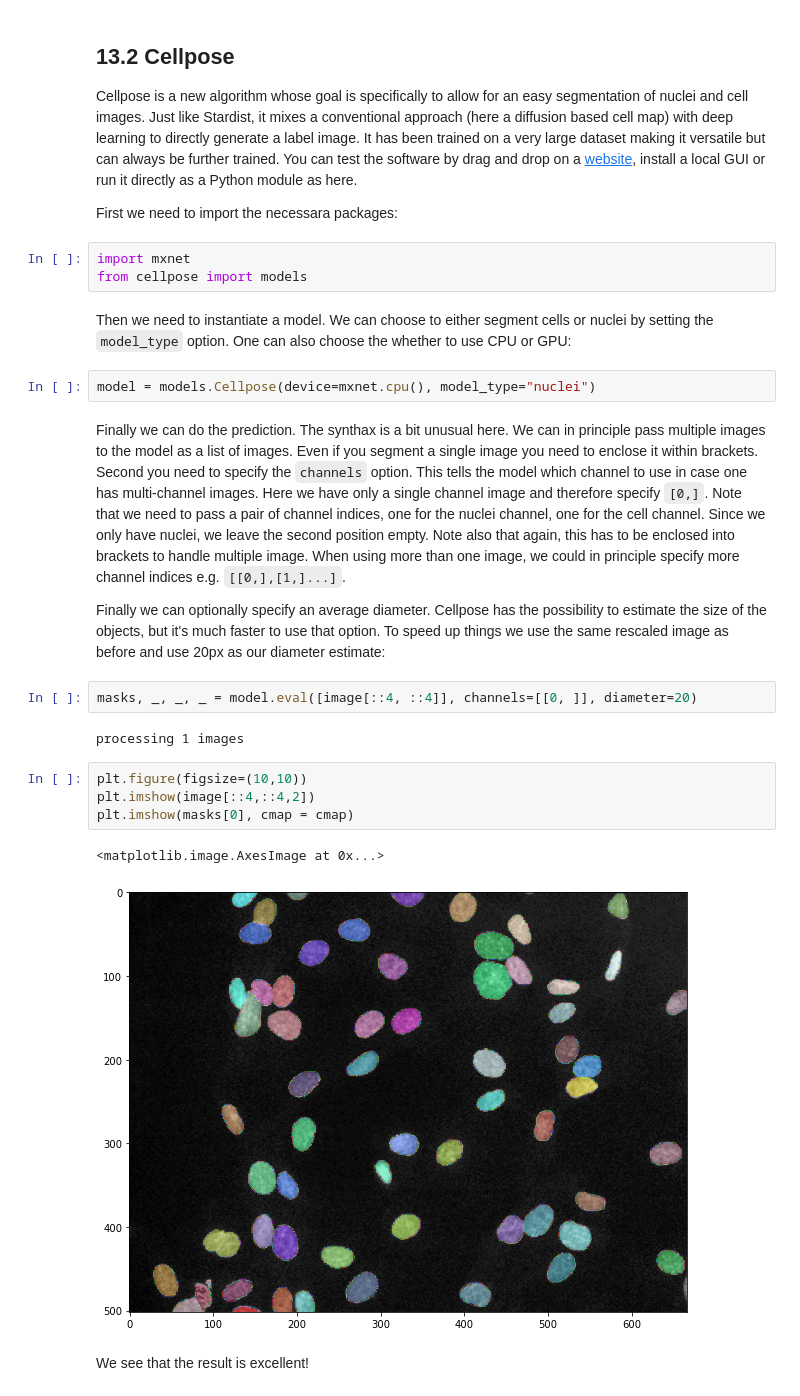
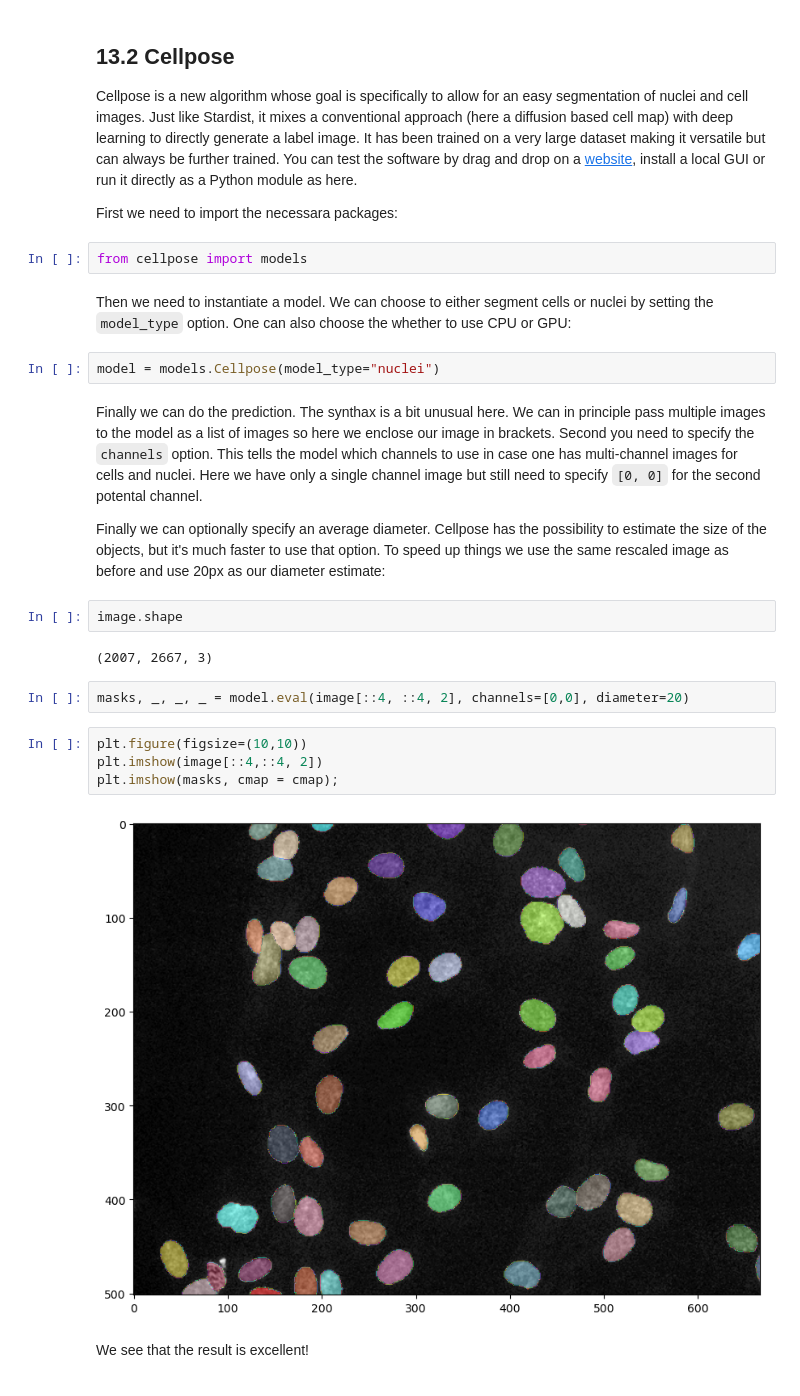
Before and after one commit to guiwitz/neubias_academy_biapy, a Jupyter notebook: 13-ML_based_segmentation.ipynb, the cells around one changed output. Saved outputs shown, nothing was run; the diff lists cells and outputs as text.

Commit message:
update to TF2, and new cellpose syntax

````diff
--- a/13-ML_based_segmentation.ipynb
+++ b/13-ML_based_segmentation.ipynb
@@ -101,26 +89,26 @@ Cellpose is a new algorithm whose goal is specifically to allow for an easy segm
 
 First we need to import the necessara packages:
 # %%
-import mxnet
 from cellpose import models
 # %% [markdown]
 Then we need to instantiate a model. We can choose to either segment cells or nuclei by setting the ```model_type``` option. One can also choose the whether to use CPU or GPU:
 # %%
-model = models.Cellpose(device=mxnet.cpu(), model_type="nuclei")
+model = models.Cellpose(model_type="nuclei")
 # %% [markdown]
-Finally we can do the prediction. The synthax is a bit unusual here. We can in principle pass multiple images to the model as a list of images. Even if you segment a single image you need to enclose it within brackets. Second you need to specify the ```channels``` option. This tells the model which channel to use in case one has multi-channel images. Here we have only a single channel image and therefore specify ```[0,]```. Note that we need to pass a pair of channel indices, one for the nuclei channel, one for the cell channel. Since we only have nuclei, we leave the second position empty. Note also that again, this has to be enclosed into brackets to handle multiple image. When using more than one image, we could in principle specify more channel indices e.g. ```[[0,],[1,]...]```.
+Finally we can do the prediction. The synthax is a bit unusual here. We can in principle pass multiple images to the model as a list of images so here we enclose our image in brackets. Second you need to specify the ```channels``` option. This tells the model which channels to use in case one has multi-channel images for cells and nuclei. Here we have only a single channel image but still need to specify ```[0, 0]``` for the second potental channel.
 
 Finally we can optionally specify an average diameter. Cellpose has the possibility to estimate the size of the objects, but it's much faster to use that option. To speed up things we use the same rescaled image as before and use 20px as our diameter estimate:
+# %%
+image.shape
+# %% [output]
+(2007, 2667, 3)
 # %%
-masks, _, _, _ = model.eval([image[::4, ::4]], channels=[[0, ]], diameter=20)
+masks, _, _, _ = model.eval(image[::4, ::4, 2], channels=[0,0], diameter=20)
-# %% [output]
-processing 1 images
 # %%
 plt.figure(figsize=(10,10))
-plt.imshow(image[::4,::4,2])
-plt.imshow(masks[0], cmap = cmap)
+plt.imshow(image[::4,::4, 2])
+plt.imshow(masks, cmap = cmap);
 # %% [output]
-<matplotlib.image.AxesImage at 0x...>
-[figure, old version]
+[figure, new version]
 # %% [markdown]
 We see that the result is excellent!
````
Also changed, not shown: parts of 12 cells of this notebook.
